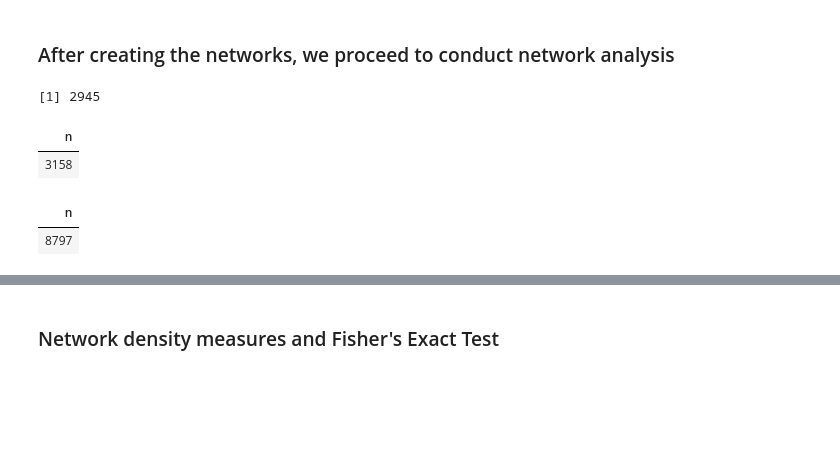
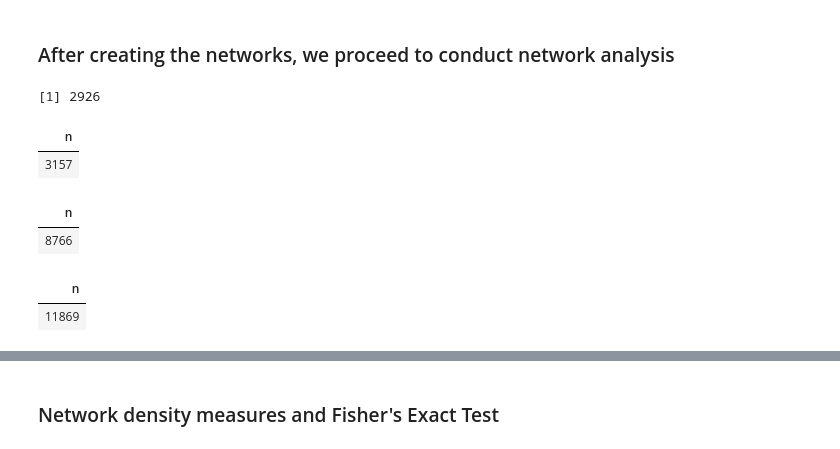
Before and after one commit to everyxs/openScience, a Jupyter notebook: code-data/dataTransformation.ipynb, the cells around one changed output, grey strips where cells are left out. Cells and saved outputs as stored; diff of their text form; code cells hidden in the pictures; blank space fills up the shorter version.

```diff
--- a/code-data/dataTransformation.ipynb
+++ b/code-data/dataTransformation.ipynb
@@ -32,7 +32,7 @@ The following object is masked from ‘package:base’:
 
     union
 # %%
-block = read_tsv("Open.csv", col_names = TRUE, quote = "\"")
+block = read_csv("Open.csv", col_names = TRUE, quote = "\"")
 myvars <- c("Year")
 data <- block[myvars]
 counts <- table(data)
@@ -45,7 +45,7 @@ xx <- barplot(counts, xaxt = 'n', width = 0.85, ylim = ylim,
 text(x = xx, y = counts, label = counts, srt=90,  pos = 3, cex = 0.4, col = "red")
 axis(1, at=xx, labels=attributes(counts)$dimnames$data, tick=FALSE, line=-0.5, cex.axis=0.4)
 
-block2 = read_tsv("Reproduce.csv", col_names = TRUE, quote = "\"")
+block2 = read_csv("Reproduce.csv", col_names = TRUE, quote = "\"")
 myvars <- c("Year")
 data <- block[myvars]
 counts <- table(data)
@@ -101,12 +101,24 @@ write_csv(data, "typeRep.csv")
 # %% [markdown]
 ### The new data now contains new document types includin books and book chapters, together with Patent document type, they are all excluded. The data quality of the remaining document types (jouranl and conference) is much higher compared with original crawled data, manual cleaning is no longer necessary (check tables in depreciated folder). DOI coverage is only missing 7 in reproducbility and 1 in open science, which is good news for matching WoS records.
 # %%
-myvars <- c("PaperId", "AuthorIds", "AuthorIdsOrder", "Year", "DocType")
+myvars <- c("PaperId", "AuthorIds", "AuthorIdsOrder", "Year", "DocType", "OriginalTitle", "EstimatedCitation")
 data <- block[myvars]
 data <- data[data$Year >=2010 & data$Year <=2017,]
 data <- data[!is.na(data$DocType),]
 data <- data[data$DocType!="Book",]
 data <- data[data$DocType!="BookChapter",]
+
+data <- arrange(data, tolower(as.character(OriginalTitle)), EstimatedCitation, Year, DocType) #put most cited, last the version of each paper that is published later, have more authors and are journal articles (will retain these)
+titles <- tolower(as.character(data$OriginalTitle))
+duplicated1 <- which(duplicated(titles)) #
+duplicated2 <- which(duplicated(titles, fromLast=TRUE)) #remove these (keep the last appearing one of each set of duplicates)
+duplicated_all <- sort(unique(c(duplicated1,duplicated2)))
+duplicated_keep <- setdiff(duplicated_all, duplicated2)
+data_duplicated <- data[duplicated_all,]
+data_duplicated_keep <- data[duplicated_keep,]
+#write.csv(data[duplicated2,], 'duplicated_remove0.csv', row.names=FALSE)
+data <- data[-(duplicated2),]
+
 AuthorTable <- data %>% separate(AuthorIdsOrder, into = sprintf('%s.%s', rep('Author',100), rep(1:100)), sep = "; ") #max author has exceeded 90
 AuthorTable <- AuthorTable %>% gather(authorOrder, AuthorIdsOrder, into = sprintf('%s.%s', rep('Author',100), rep(1:100)))
 AuthorTable <- AuthorTable[!is.na(AuthorTable$AuthorIdsOrder), ]
@@ -145,11 +157,23 @@ m1
 # %%
-myvars <- c("PaperId", "AuthorIds", "AuthorIdsOrder", "Year", "DocType")
+myvars <- c("PaperId", "AuthorIds", "AuthorIdsOrder", "Year", "DocType", "OriginalTitle", "EstimatedCitation")
 data2 <- block2[myvars]
 data2 <- data2[data2$Year >=2010 & data2$Year <=2017,]
 data2 <- data2[!is.na(data2$DocType),]
 data2 <- data2[data2$DocType!="Book",]
 data2 <- data2[data2$DocType!="BookChapter",]
 data2 <- data2[data2$DocType!="Patent",]
+
+data2 <- arrange(data2, tolower(as.character(OriginalTitle)), EstimatedCitation, Year, DocType) #put most cited, last the version of each paper that is published later, have more authors and are journal articles (will retain these)
+titles <- tolower(as.character(data2$OriginalTitle))
+duplicated1 <- which(duplicated(titles)) #
+duplicated2 <- which(duplicated(titles, fromLast=TRUE)) #remove these (keep the last appearing one of each set of duplicates)
+duplicated_all <- sort(unique(c(duplicated1,duplicated2)))
+duplicated_keep <- setdiff(duplicated_all, duplicated2)
+data2_duplicated <- data2[duplicated_all,]
+data2_duplicated_keep <- data2[duplicated_keep,]
+#write.csv(data2[duplicated2,], 'duplicated_remove1.csv', row.names=FALSE)
+data2 <- data2[-(duplicated2),]
+
 AuthorTable2 <- data2 %>% separate(AuthorIdsOrder, into = sprintf('%s.%s', rep('Author',100), rep(1:100)), sep = "; ") #max author has exceeded 90
 AuthorTable2 <- AuthorTable2 %>% gather(authorOrder, AuthorIdsOrder, into = sprintf('%s.%s', rep('Author',100), rep(1:100)))
 AuthorTable2 <- AuthorTable2[!is.na(AuthorTable2$AuthorIdsOrder), ]
@@ -190,14 +214,18 @@ m2
 # %%
 nrow(data)+nrow(data2)
 # %% [output]
-[1] 2945
+[1] 2926
 # %%
 AuthorTable %>% summarize(n = n_distinct(AuthorIdsOrder))
 AuthorTable2 %>% summarize(n = n_distinct(AuthorIdsOrder))
+AuthorTable0 <- dplyr::bind_rows(list(OpenScience=AuthorTable, Reproducibility=AuthorTable2), .id = 'Tag')
+AuthorTable0 %>% summarize(n = n_distinct(AuthorIdsOrder))
 # %% [output]
 | n |
-| 3158 |
+| 3157 |
 | n |
-| 8797 |
+| 8766 |
+| n |
+| 11869 |
 # %%
 nrow(block)+nrow(block2)
```
Also changed, not shown: parts of 16 cells of this notebook, 25 other files.
